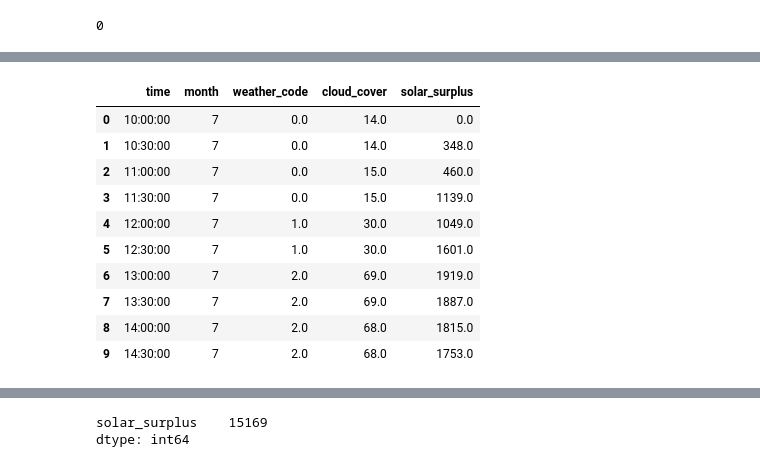
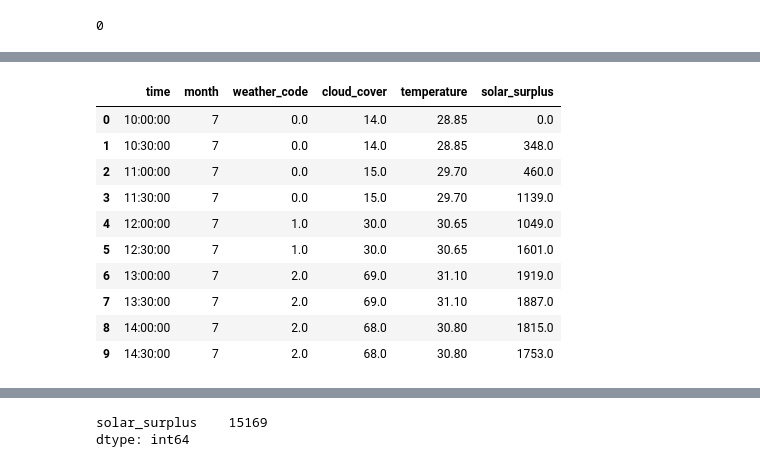
Before and after one commit to paleze/solar-energy-surplus-estimator, a Jupyter notebook: solar-energy-surplus-prediction.ipynb, the cells around one changed output, grey strips where cells are left out. Drawn from its saved outputs; the diff is of its cells as text; code cells hidden in the pictures.

Commit message:
improved-model-with-temperature-data

```diff
--- a/solar-energy-surplus-prediction.ipynb
+++ b/solar-energy-surplus-prediction.ipynb
@@ -270,7 +270,7 @@ def get_historical_weather(latitude: float, longitude: float, start_date: str, e
     	"start_date": {start_date},
     	"end_date": { (end_date if end_date is not None else start_date) },
     	#"daily": ["sunrise", "sunset"],
-    	"hourly": ["weather_code", "cloud_cover"],
+    	"hourly": ["weather_code", "cloud_cover", "temperature"],
     	"timezone": {timezone},
     }
     responses = openmeteo.weather_api(url, params=params)
@@ -283,6 +283,7 @@ def get_historical_weather(latitude: float, longitude: float, start_date: str, e
     #print(response)
     hourly_weather_code = hourly.Variables(0).ValuesAsNumpy()
     hourly_cloud_cover = hourly.Variables(1).ValuesAsNumpy()
+    hourly_temperature = hourly.Variables(2).ValuesAsNumpy()
 
     hourly_data = {"timestamp": pd.date_range(
     	start = pd.to_datetime(hourly.Time(), unit = "s", utc = False),
@@ -293,6 +294,7 @@ def get_historical_weather(latitude: float, longitude: float, start_date: str, e
 
     hourly_data["weather_code"] = hourly_weather_code
     hourly_data["cloud_cover"] = hourly_cloud_cover
+    hourly_data["temperature"] = hourly_temperature
 
     hourly_df = pd.DataFrame(data = hourly_data)
     #print("\nHourly data\n", hourly_dataframe)
@@ -465,19 +469,21 @@ df_merge.head()
 # Fill missing data at half-hours with that from the beginning of the corresponding hours
 import numpy as np
 
-df_missing = df_merge[ ( np.isnan(df_merge.weather_code) | np.isnan(df_merge.cloud_cover) ) ]
+df_missing = df_merge[ ( np.isnan(df_merge.weather_code) | np.isnan(df_merge.cloud_cover) | np.isnan(df_merge.temperature) ) ]
 
 if df_missing.size>0:
     print('Filling missing weather data at half-hours...')
     df_merge = df_merge.reset_index()  # make sure indexes pair with number of rows
+
     for idx, row in df_merge.iterrows():
-
         if row['timestamp'].minute==30:
             source_idx = ( idx-1 if idx > 0 else idx+1 )
             if (np.isnan(row['weather_code'])):
                 df_merge.at[ idx, 'weather_code'] = df_merge.loc[source_idx]['weather_code']
             if (np.isnan(row['cloud_cover'])):
                 df_merge.at[ idx, 'cloud_cover'] = df_merge.loc[source_idx]['cloud_cover']
+            if (np.isnan(row['temperature'])):
+                df_merge.at[ idx, 'temperature'] = df_merge.loc[source_idx]['temperature']
 # %% [output]
 Filling missing weather data at half-hours...
 # %%
@@ -524,24 +530,27 @@ df_merge
 # %%
 # Set features
 categorical=['time', 'month','weather_code', 'cloud_cover']
-numerical=['solar_surplus']
+numerical=[ 'temperature' ]
+
+# Set Target
+target = [ 'solar_surplus' ]
 # %%
 df_merge[categorical] = df_merge[categorical].astype(str)
 # %%
 df_merge.dtypes
-df_merge[categorical + numerical].iloc[:10]
+df_merge[categorical + numerical + target].iloc[:10]
 # %% [output]
-|  | time | month | weather_code | cloud_cover | solar_surplus |
-| 0 | 10:00:00 | 7 | 0.0 | 14.0 | 0.0 |
-| 1 | 10:30:00 | 7 | 0.0 | 14.0 | 348.0 |
-| 2 | 11:00:00 | 7 | 0.0 | 15.0 | 460.0 |
-| 3 | 11:30:00 | 7 | 0.0 | 15.0 | 1139.0 |
-| 4 | 12:00:00 | 7 | 1.0 | 30.0 | 1049.0 |
-| 5 | 12:30:00 | 7 | 1.0 | 30.0 | 1601.0 |
-| 6 | 13:00:00 | 7 | 2.0 | 69.0 | 1919.0 |
-| 7 | 13:30:00 | 7 | 2.0 | 69.0 | 1887.0 |
-| 8 | 14:00:00 | 7 | 2.0 | 68.0 | 1815.0 |
-| 9 | 14:30:00 | 7 | 2.0 | 68.0 | 1753.0 |
+|  | time | month | weather_code | cloud_cover | temperature | solar_surplus |
+| 0 | 10:00:00 | 7 | 0.0 | 14.0 | 28.85 | 0.0 |
+| 1 | 10:30:00 | 7 | 0.0 | 14.0 | 28.85 | 348.0 |
+| 2 | 11:00:00 | 7 | 0.0 | 15.0 | 29.70 | 460.0 |
+| 3 | 11:30:00 | 7 | 0.0 | 15.0 | 29.70 | 1139.0 |
+| 4 | 12:00:00 | 7 | 1.0 | 30.0 | 30.65 | 1049.0 |
+| 5 | 12:30:00 | 7 | 1.0 | 30.0 | 30.65 | 1601.0 |
+| 6 | 13:00:00 | 7 | 2.0 | 69.0 | 31.10 | 1919.0 |
+| 7 | 13:30:00 | 7 | 2.0 | 69.0 | 31.10 | 1887.0 |
+| 8 | 14:00:00 | 7 | 2.0 | 68.0 | 30.80 | 1815.0 |
+| 9 | 14:30:00 | 7 | 2.0 | 68.0 | 30.80 | 1753.0 |
 # %%
 from sklearn.model_selection import train_test_split
 # %%
```
Also changed, not shown: parts of 45 cells of this notebook, 2 other files.
